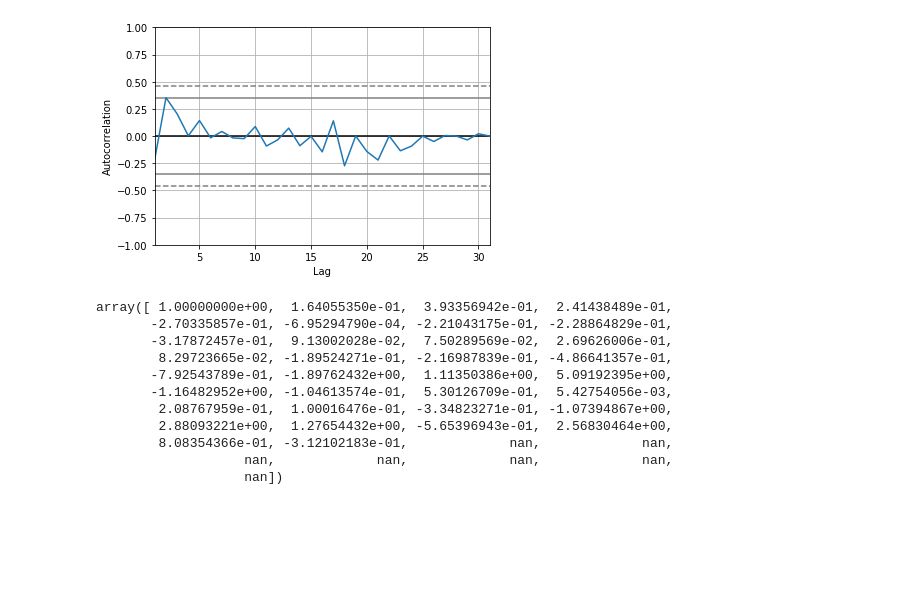
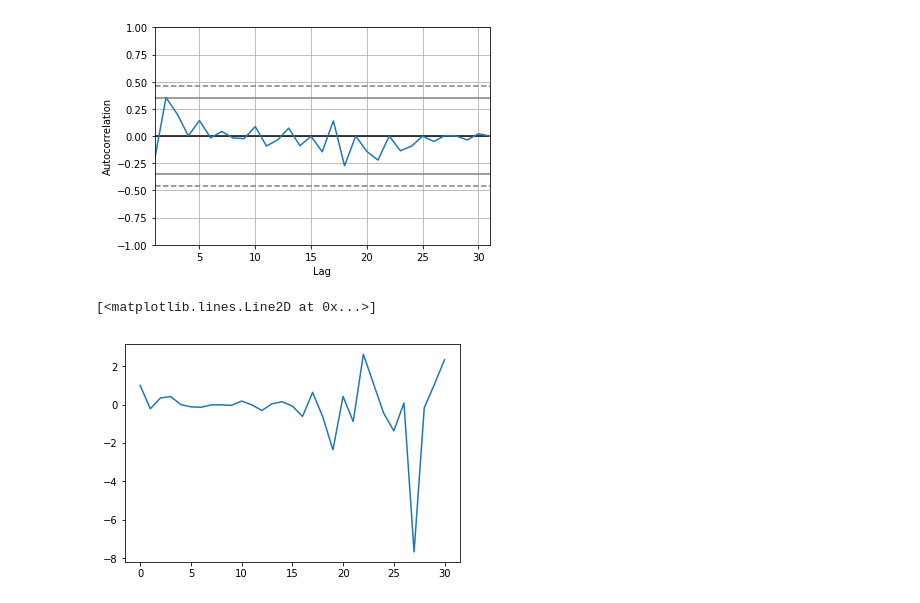
Before and after one commit to majesticfish/CS156B-Covid-Challenge, a Jupyter notebook: exploratory/Sean's Notebook/Get sum data.ipynb, the cells around one changed output. Cells and saved outputs as stored; diff of their text form; code cells hidden in the pictures; blank space fills up the shorter version.

```diff
--- a/exploratory/Sean's Notebook/Get sum data.ipynb
+++ b/exploratory/Sean's Notebook/Get sum data.ipynb
@@ -176,17 +257,8 @@ Try using .loc[row_indexer,col_indexer] = value instead
 See the caveats in the documentation: http://pandas.pydata.org/pandas-docs/stable/indexing.html#indexing-view-versus-copy
 <matplotlib.axes._subplots.AxesSubplot at 0x...>
 [figure]
-# %%
-pacf(y)
-# %% [output]
-array([ 1.00000000e+00,  1.64055350e-01,  3.93356942e-01,  2.41438489e-01,
-       -2.70335857e-01, -6.95294790e-04, -2.21043175e-01, -2.28864829e-01,
-       -3.17872457e-01,  9.13002028e-02,  7.50289569e-02,  2.69626006e-01,
-        8.29723665e-02, -1.89524271e-01, -2.16987839e-01, -4.86641357e-01,
-       -7.92543789e-01, -1.89762432e+00,  1.11350386e+00,  5.09192395e+00,
-       -1.16482952e+00, -1.04613574e-01,  5.30126709e-01,  5.42754056e-03,
-        2.08767959e-01,  1.00016476e-01, -3.34823271e-01, -1.07394867e+00,
-        2.88093221e+00,  1.27654432e+00, -5.65396943e-01,  2.56830464e+00,
-        8.08354366e-01, -3.12102183e-01,             nan,             nan,
-                   nan,             nan,             nan,             nan,
-                   nan])
+# %%
+plt.plot(pacf(y))
+# %% [output]
+[<matplotlib.lines.Line2D at 0x...>]
+[figure, added]
```
Also changed, not shown: parts of 6 cells of this notebook.
